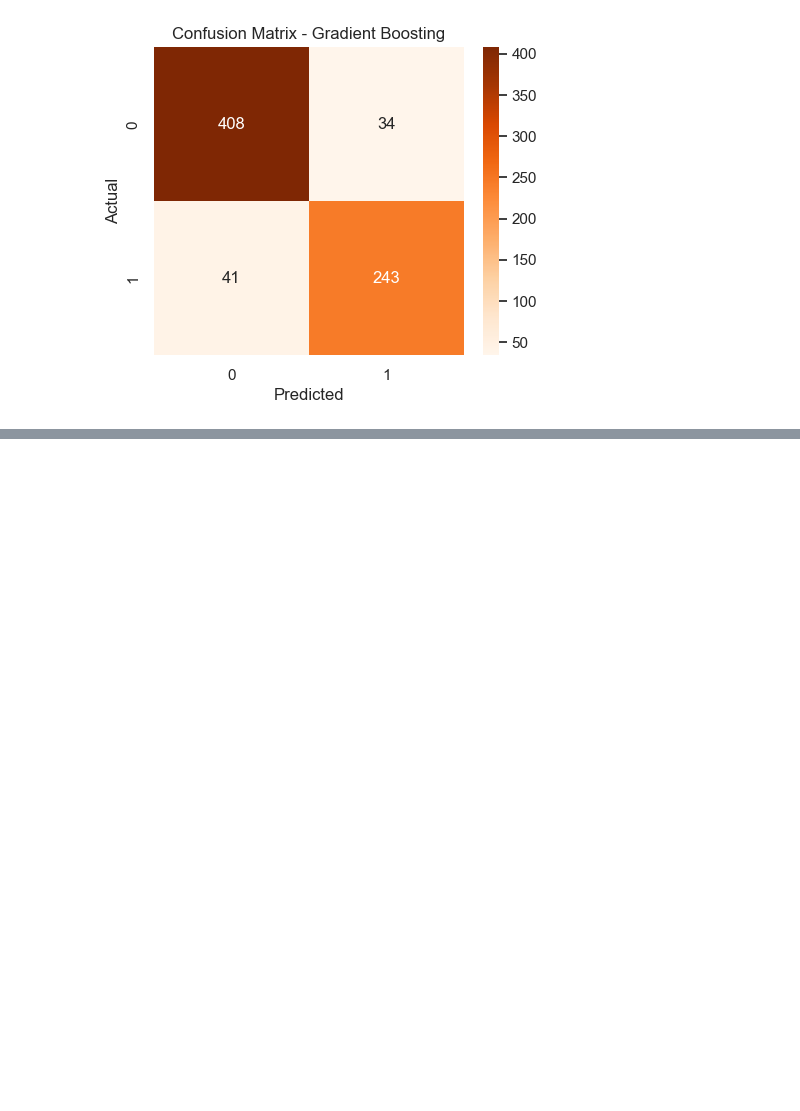
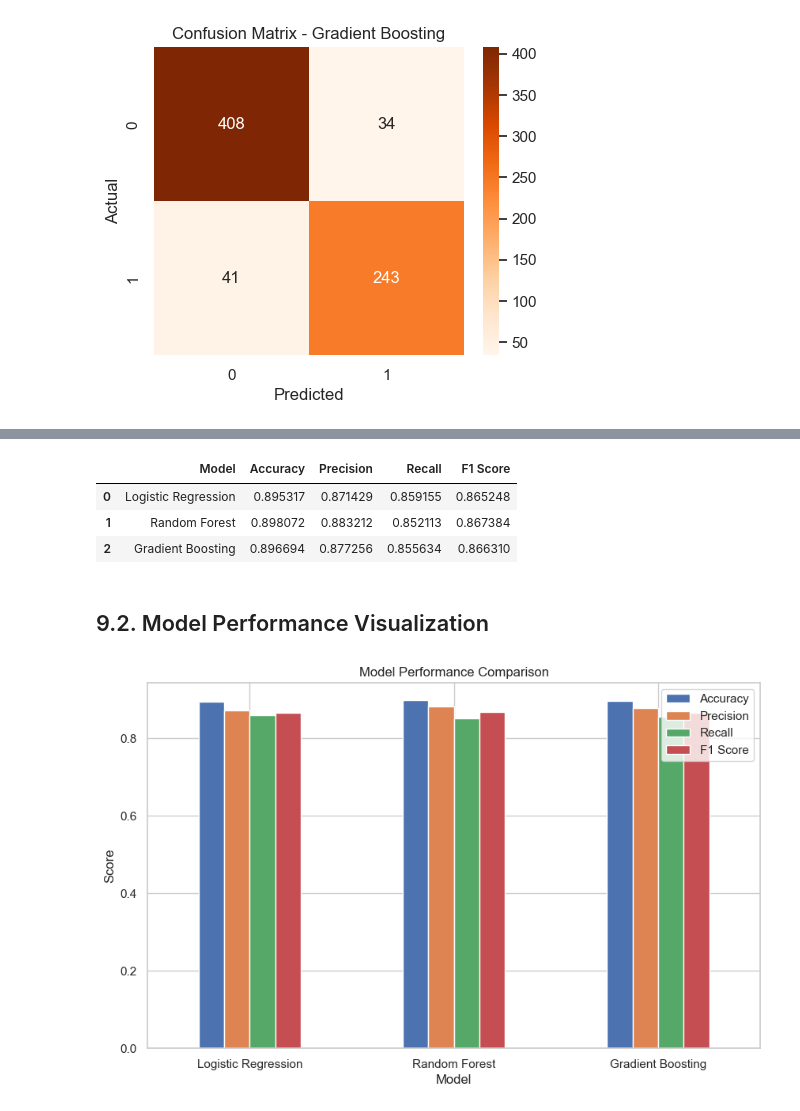
Before and after one commit to DimitarMalamski/student-dropout-predictor, a Jupyter notebook: notebooks/dropout_predictor.ipynb, the cells around one changed output, grey strips where cells are left out. Drawn from its saved outputs; the diff is of its cells as text; code cells hidden in the pictures; blank space fills up the shorter version.

Commit message:
Creating a Comparison table to see the performence of the 3 created models

```diff
--- a/notebooks/dropout_predictor.ipynb
+++ b/notebooks/dropout_predictor.ipynb
@@ -513,0 +532,27 @@ plt.show()
+# %%
+results = pd.DataFrame({
+  "Model": ["Logistic Regression", "Random Forest", "Gradient Boosting"],
+  "Accuracy": [accuracy, rf_accuracy, gb_accuracy],
+  "Precision": [precision, rf_precision, gb_precision],
+  "Recall": [recall, rf_recall, gb_recall],
+  "F1 Score": [f1, rf_f1, gb_f1]
+})
+
+results
+# %% [output]
+|  | Model | Accuracy | Precision | Recall | F1 Score |
+| 0 | Logistic Regression | 0.895317 | 0.871429 | 0.859155 | 0.865248 |
+| 1 | Random Forest | 0.898072 | 0.883212 | 0.852113 | 0.867384 |
+| 2 | Gradient Boosting | 0.896694 | 0.877256 | 0.855634 | 0.866310 |
+# %% [markdown]
+## 9.2. Model Performance Visualization
+# %%
+results.set_index("Model").plot(kind="bar", figsize=(10,6))
+
+plt.title("Model Performance Comparison")
+plt.ylabel("Score")
+plt.xticks(rotation=0)
+
+plt.show()
+# %% [output]
+[figure, added]
```
Also changed, not shown: parts of 2 cells of this notebook.
